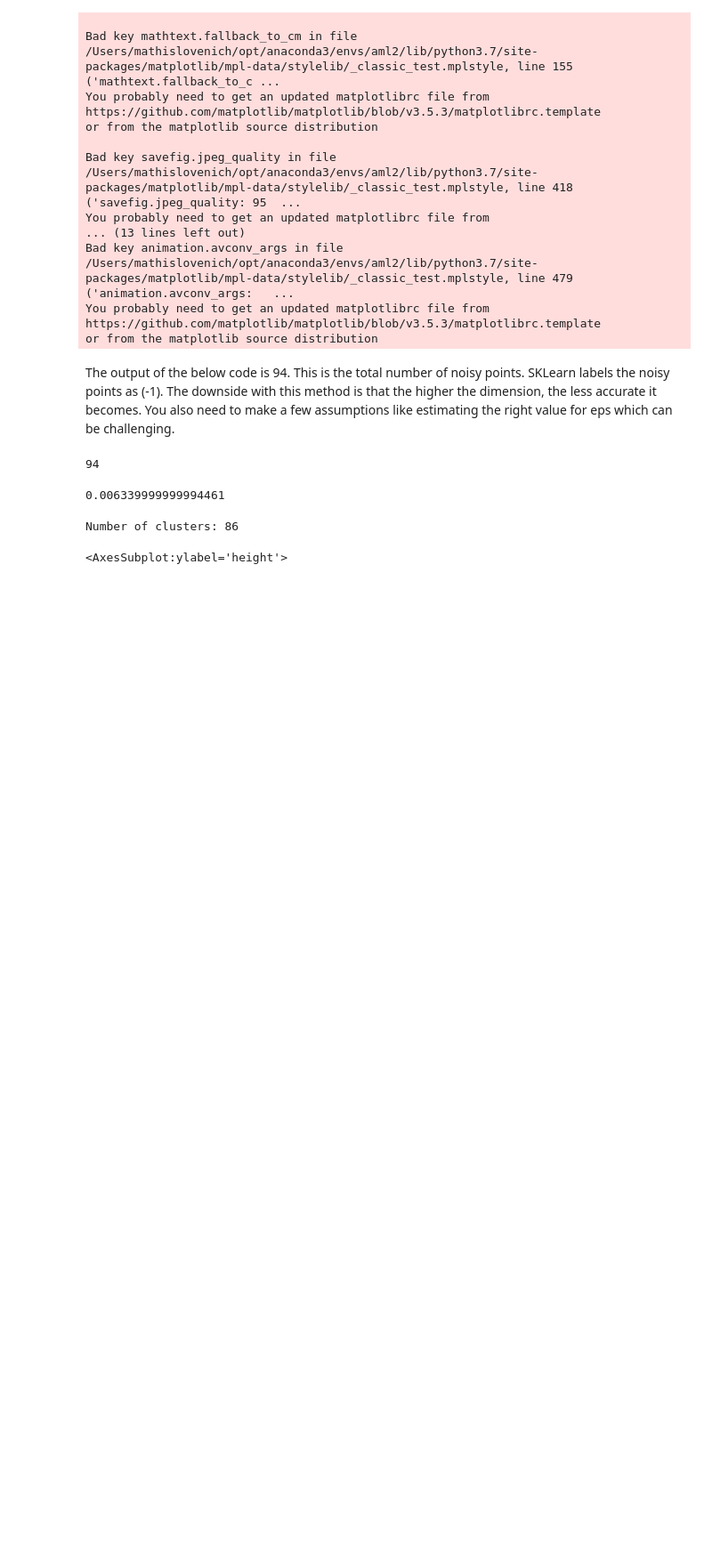
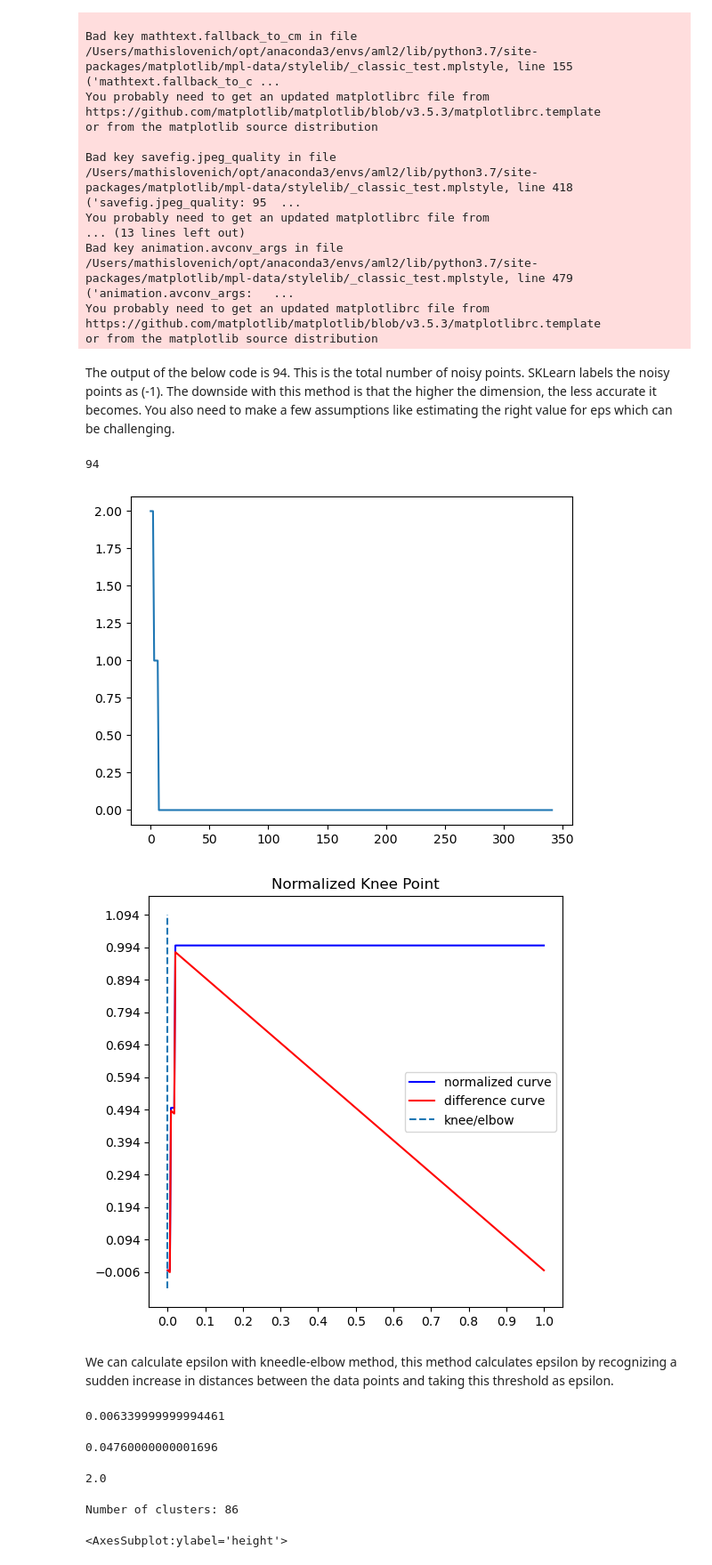
Before and after one commit to mathisloevenich/AML, a Jupyter notebook: Ex3.DBScanClustering.ipynb, the cells around one changed output. Shown: that part at 89% size. Drawn from its saved outputs; the diff is of its cells as text; code cells hidden in the pictures; blank space fills up the shorter version.

```diff
--- a/Ex3.DBScanClustering.ipynb
+++ b/Ex3.DBScanClustering.ipynb
@@ -99,6 +99,26 @@ penguins = sns.load_dataset("penguins")
 # !pip install kneed
 from sklearn.neighbors import NearestNeighbors
 from kneed import KneeLocator # installed with pip into anaconda env
+# %%
+
+minPts = 2
+data = np.array(penguins.flipper_length_mm.dropna()).reshape(-1,1)
+nbrs = NearestNeighbors(n_neighbors=minPts).fit(data)
+n_samples = minPts
+distances, indices = nbrs.kneighbors(data)
+distance_desc = sorted(distances[:,n_samples-1], reverse=True)
+plt.plot(distance_desc)
+kneedle = KneeLocator(range(1,len(distance_desc)+1),  #x values
+                  distance_desc, # y values
+                  S=1.0, #parameter suggested from paper
+                  curve="convex", #parameter from figure
+                  direction="decreasing") #parameter from figure
+kneedle.plot_knee_normalized()
+# %% [output]
+[figure, added]
+[figure, added]
+# %% [markdown]
+We can calculate epsilon with kneedle-elbow method, this method calculates epsilon by recognizing a sudden increase in distances between the data points and taking this threshold as epsilon.
 # %%
 def calc_eps(data, minPts=2):
     nbrs = NearestNeighbors(n_neighbors=minPts).fit(data)
@@ -117,6 +137,14 @@ def calc_eps(data, minPts=2):
 calc_eps(np.array(heights_and_weights.height).reshape(-1,1))
 # %% [output]
 0.006339999999994461
+# %%
+calc_eps(np.array(heights_and_weights.weight).reshape(-1,1))
+# %% [output]
+0.04760000000001696
+# %%
+calc_eps(np.array(penguins.flipper_length_mm.dropna()).reshape(-1,1))
+# %% [output]
+2.0
 # %%
 # Outliers for Human Height
 
```
Also changed, not shown: parts of 9 cells of this notebook.
